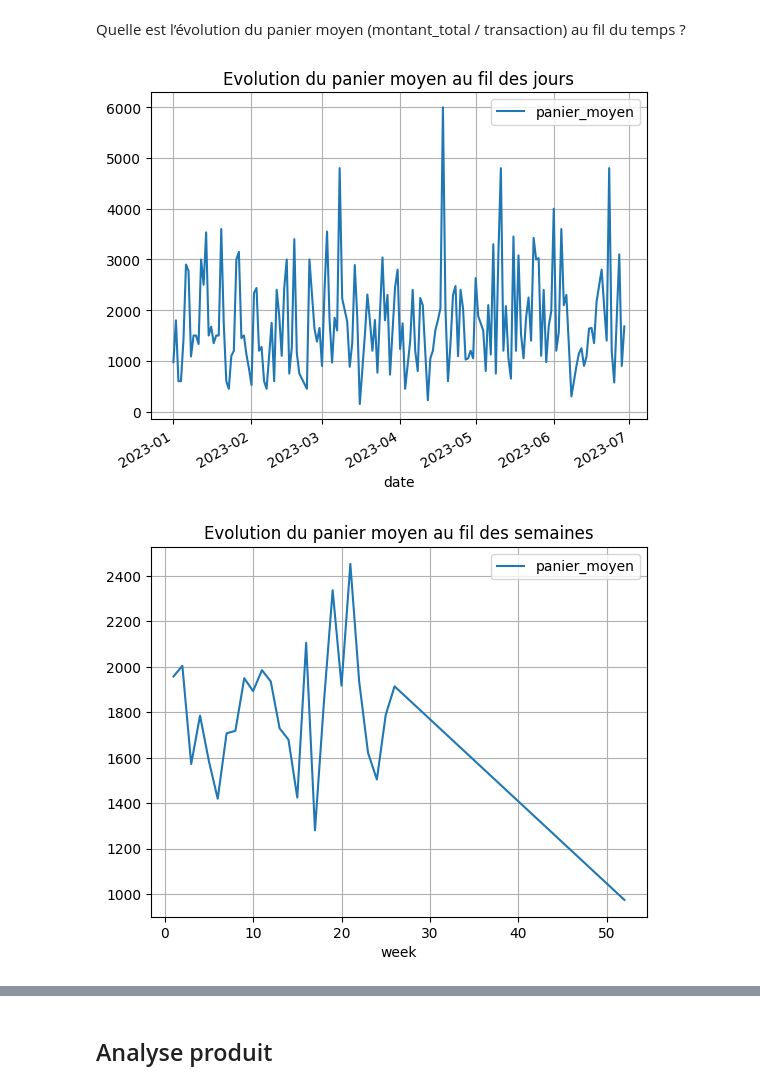
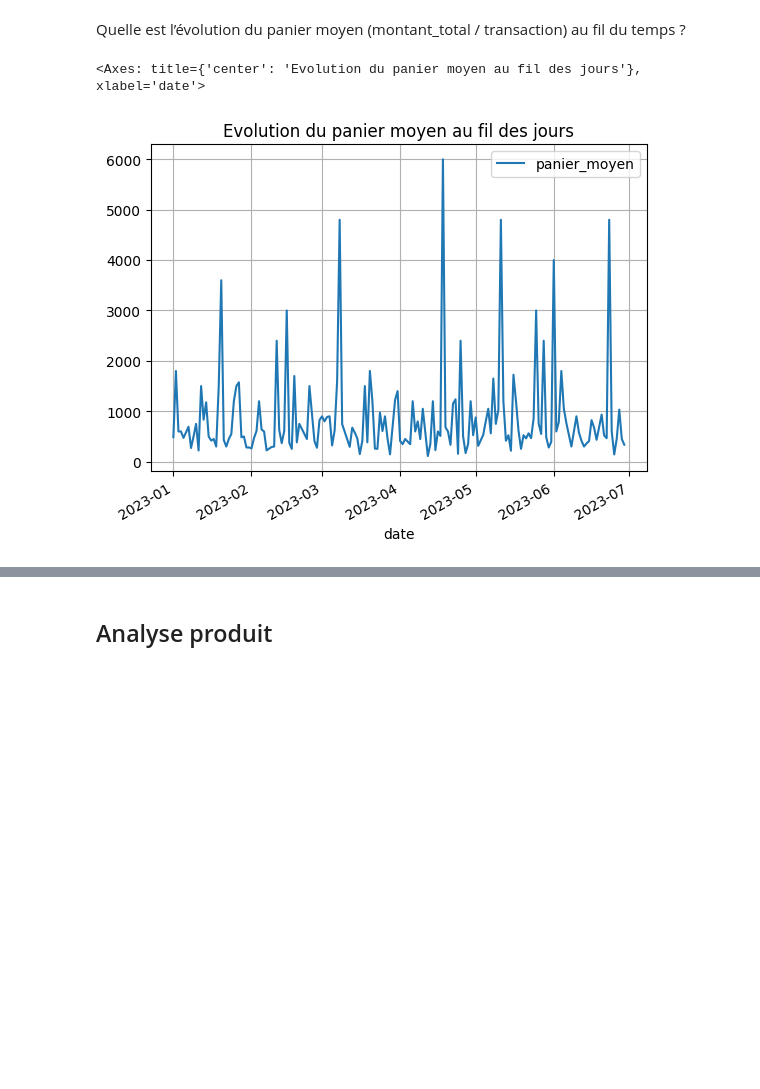
Before and after one commit to thomas-lefloch/spark_dbt, a Jupyter notebook: data_cleaning.ipynb, the cells around one changed output, grey strips where cells are left out. Drawn from its saved outputs; the diff is of its cells as text; code cells hidden in the pictures; blank space fills up the shorter version.

Commit message:
fix: panier_moyen

```diff
--- a/data_cleaning.ipynb
+++ b/data_cleaning.ipynb
@@ -374,54 +374,21 @@ _ = p.bar_label(p.containers[0])
 # %% [markdown]
 Quelle est l’évolution du panier moyen (montant_total / transaction) au fil du temps ?
 # %%
-avg_basket_per_day = """
+query = """
 SELECT
     date,
-    AVG(montant_total) as panier_moyen
+    (AVG(montant_total) / COUNT(*)) as panier_moyen
 FROM fact_vente
 GROUP BY date
 ORDER BY date ASC;
 """
-data = sql(avg_basket_per_day)
-data.plot(
+data = sql(query)
+_ = data.plot(
     x="date",
     y="panier_moyen",
     title="Evolution du panier moyen au fil des jours",
     grid=True,
 )
-
-avg_basket_per_week = """
-SELECT
-    datepart('week', date) as week,
-    AVG(montant_total) as panier_moyen
-FROM fact_vente
-GROUP BY week
-ORDER BY week ASC;
-"""
-data = sql(avg_basket_per_week)
-data.plot(
-    x="week",
-    y="panier_moyen",
-    title="Evolution du panier moyen au fil des semaines",
-    grid=True,
-)
-
-avg_basket_per_month = """
-SELECT
-    date_trunc('month', date) as month,
-    AVG(montant_total) as panier_moyen
-FROM fact_vente
-GROUP BY month
-ORDER BY month ASC;
-"""
-data = sql(avg_basket_per_month)
-_ = data.plot(
-    x="month",
-    y="panier_moyen",
-    title="Evolution du panier moyen au fil des mois",
-    grid=True,
-)
-# TODO: avec radio button
 # %% [output]
+<Axes: title={'center': 'Evolution du panier moyen au fil des jours'}, xlabel='date'>
-[figure, old version]
+[figure, new version]
-[figure, removed]
```
Also changed, not shown: parts of 2 cells of this notebook.
